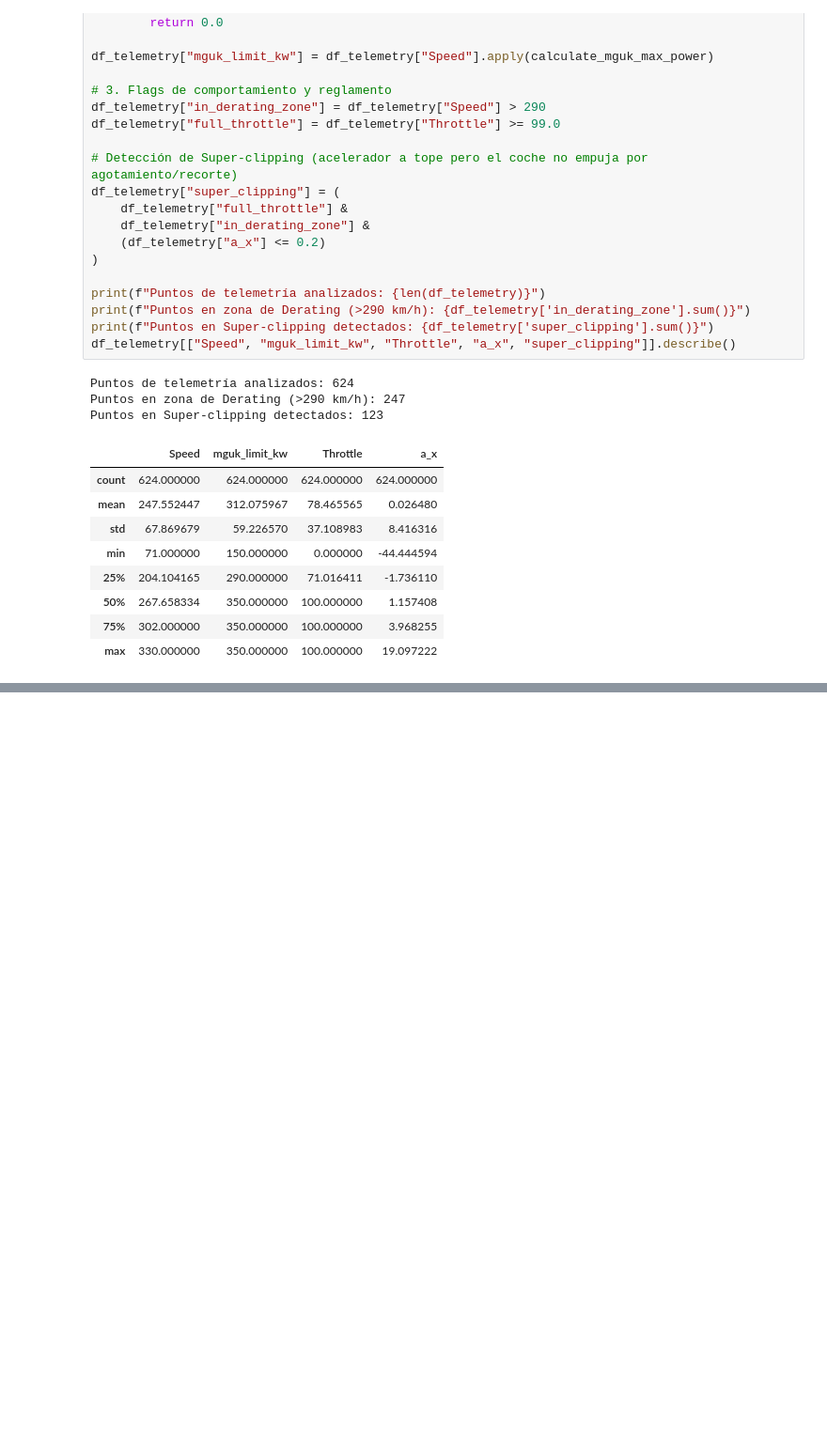
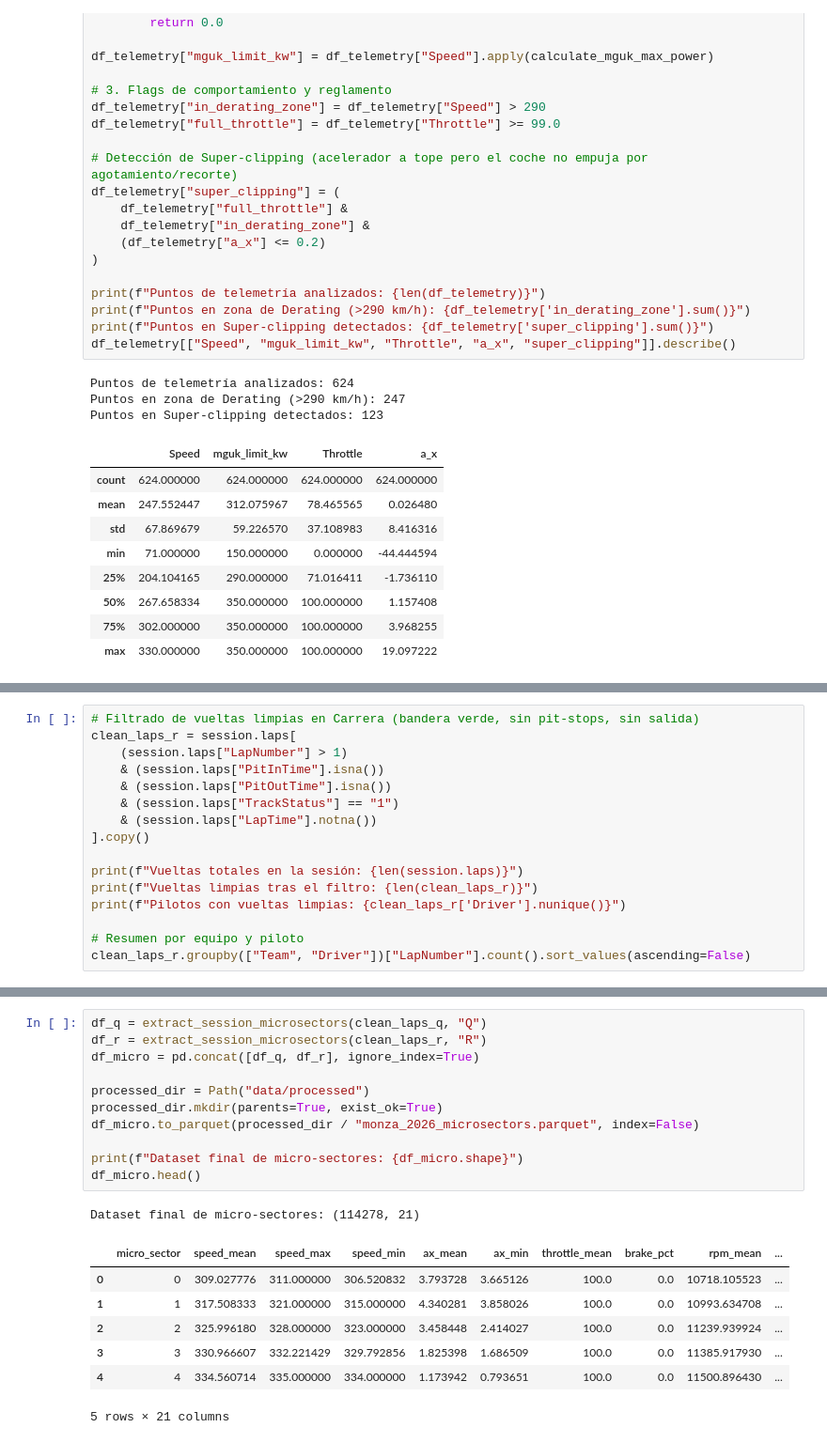
Before and after one commit to BorjaBG/F1-2026-power-unit-ml, a Jupyter notebook: notebook.ipynb, the cells around one changed output, grey strips where cells are left out. Shown at 94% size. Cells and saved outputs as stored; diff of their text form; blank space fills up the shorter version.

```diff
--- a/notebook.ipynb
+++ b/notebook.ipynb
@@ -174,0 +231,16 @@ Puntos en Super-clipping detectados: 123
+# %%
+# Filtrado de vueltas limpias en Carrera (bandera verde, sin pit-stops, sin salida)
+clean_laps_r = session.laps[
+    (session.laps["LapNumber"] > 1)
+    & (session.laps["PitInTime"].isna())
+    & (session.laps["PitOutTime"].isna())
+    & (session.laps["TrackStatus"] == "1")
+    & (session.laps["LapTime"].notna())
+].copy()
+
+print(f"Vueltas totales en la sesión: {len(session.laps)}")
+print(f"Vueltas limpias tras el filtro: {len(clean_laps_r)}")
+print(f"Pilotos con vueltas limpias: {clean_laps_r['Driver'].nunique()}")
+
+# Resumen por equipo y piloto
+clean_laps_r.groupby(["Team", "Driver"])["LapNumber"].count().sort_values(ascending=False)
@@ -174,0 +374,20 @@ Puntos en Super-clipping detectados: 123
+# %%
+df_q = extract_session_microsectors(clean_laps_q, "Q")
+df_r = extract_session_microsectors(clean_laps_r, "R")
+df_micro = pd.concat([df_q, df_r], ignore_index=True)
+
+processed_dir = Path("data/processed")
+processed_dir.mkdir(parents=True, exist_ok=True)
+df_micro.to_parquet(processed_dir / "monza_2026_microsectors.parquet", index=False)
+
+print(f"Dataset final de micro-sectores: {df_micro.shape}")
+df_micro.head()
+# %% [output]
+Dataset final de micro-sectores: (114278, 21)
+|  | micro_sector | speed_mean | speed_max | speed_min | ax_mean | ax_min | throttle_mean | brake_pct | rpm_mean | ... |
+| 0 | 0 | 309.027776 | 311.000000 | 306.520832 | 3.793728 | 3.665126 | 100.0 | 0.0 | 10718.105523 | ... |
+| 1 | 1 | 317.508333 | 321.000000 | 315.000000 | 4.340281 | 3.858026 | 100.0 | 0.0 | 10993.634708 | ... |
+| 2 | 2 | 325.996180 | 328.000000 | 323.000000 | 3.458448 | 2.414027 | 100.0 | 0.0 | 11239.939924 | ... |
+| 3 | 3 | 330.966607 | 332.221429 | 329.792856 | 1.825398 | 1.686509 | 100.0 | 0.0 | 11385.917930 | ... |
+| 4 | 4 | 334.560714 | 335.000000 | 334.000000 | 1.173942 | 0.793651 | 100.0 | 0.0 | 11500.896430 | ... |
+5 rows × 21 columns
```
Also changed, not shown: parts of 11 cells of this notebook.
